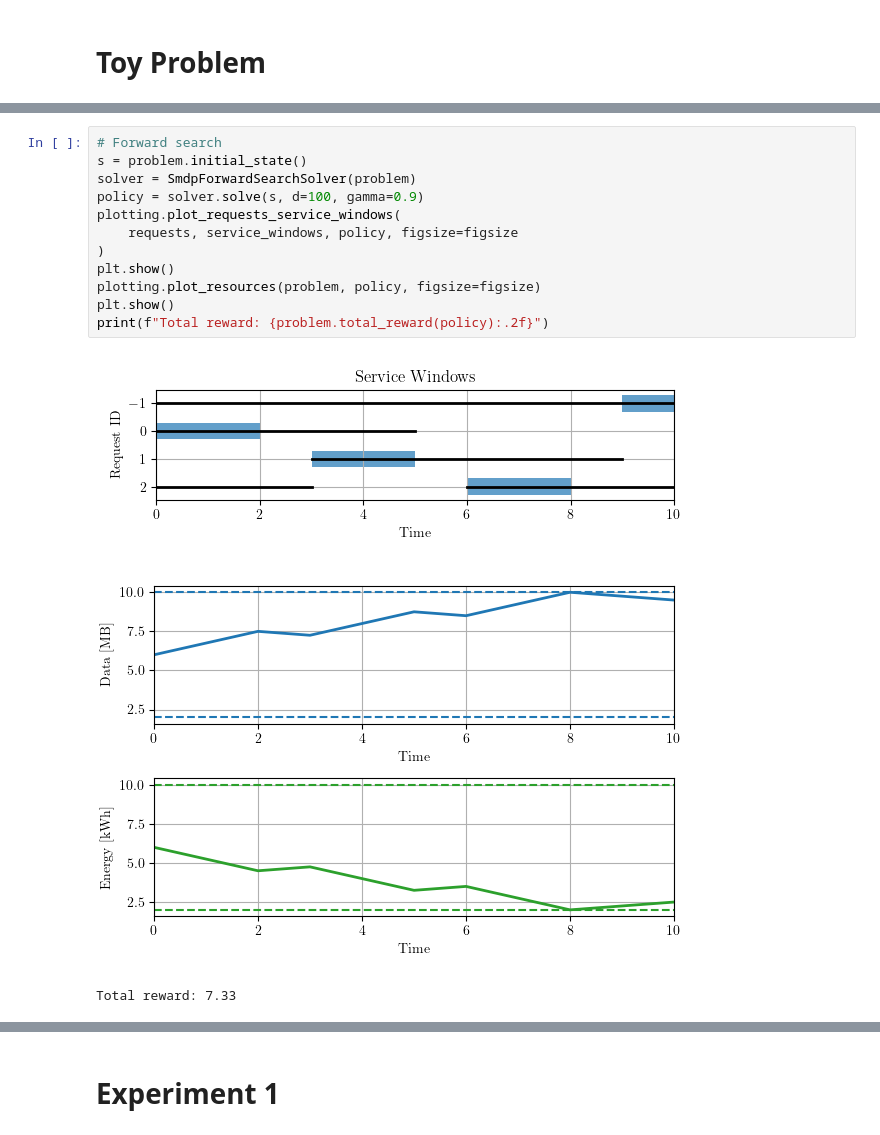
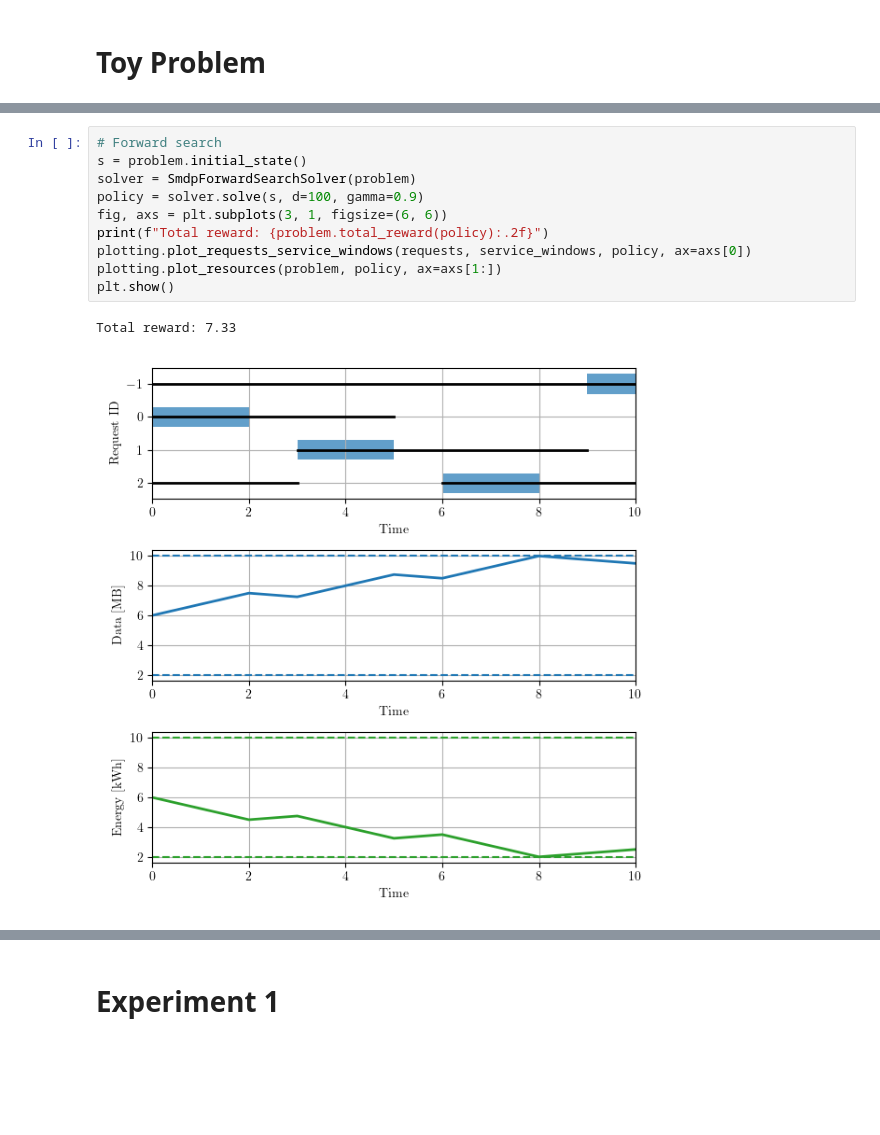
Before and after one commit to Stanford-NavLab/LuPNT, a Jupyter notebook: examples/projects/pnt-scheduling/python/experiments.ipynb, the cells around one changed output, grey strips where cells are left out. Cells and saved outputs as stored; diff of their text form; blank space fills up the shorter version.

```diff
--- a/examples/projects/pnt-scheduling/python/experiments.ipynb
+++ b/examples/projects/pnt-scheduling/python/experiments.ipynb
@@ -72,19 +68,16 @@ plotting.plot_requests_service_windows(requests, service_windows, figsize=figsiz
 # %%
 # Forward search
 s = problem.initial_state()
 solver = SmdpForwardSearchSolver(problem)
 policy = solver.solve(s, d=100, gamma=0.9)
-plotting.plot_requests_service_windows(
-    requests, service_windows, policy, figsize=figsize
-)
+fig, axs = plt.subplots(3, 1, figsize=(6, 6))
+print(f"Total reward: {problem.total_reward(policy):.2f}")
+plotting.plot_requests_service_windows(requests, service_windows, policy, ax=axs[0])
+plotting.plot_resources(problem, policy, ax=axs[1:])
 plt.show()
-plotting.plot_resources(problem, policy, figsize=figsize)
-plt.show()
-print(f"Total reward: {problem.total_reward(policy):.2f}")
 # %% [output]
+Total reward: 7.33
-[figure, old version]
+[figure, new version]
-[figure, removed]
-Total reward: 7.33
 # %%
 # MCTS
 s = problem.initial_state()
```
Also changed, not shown: parts of 22 cells of this notebook, 3 other files.
